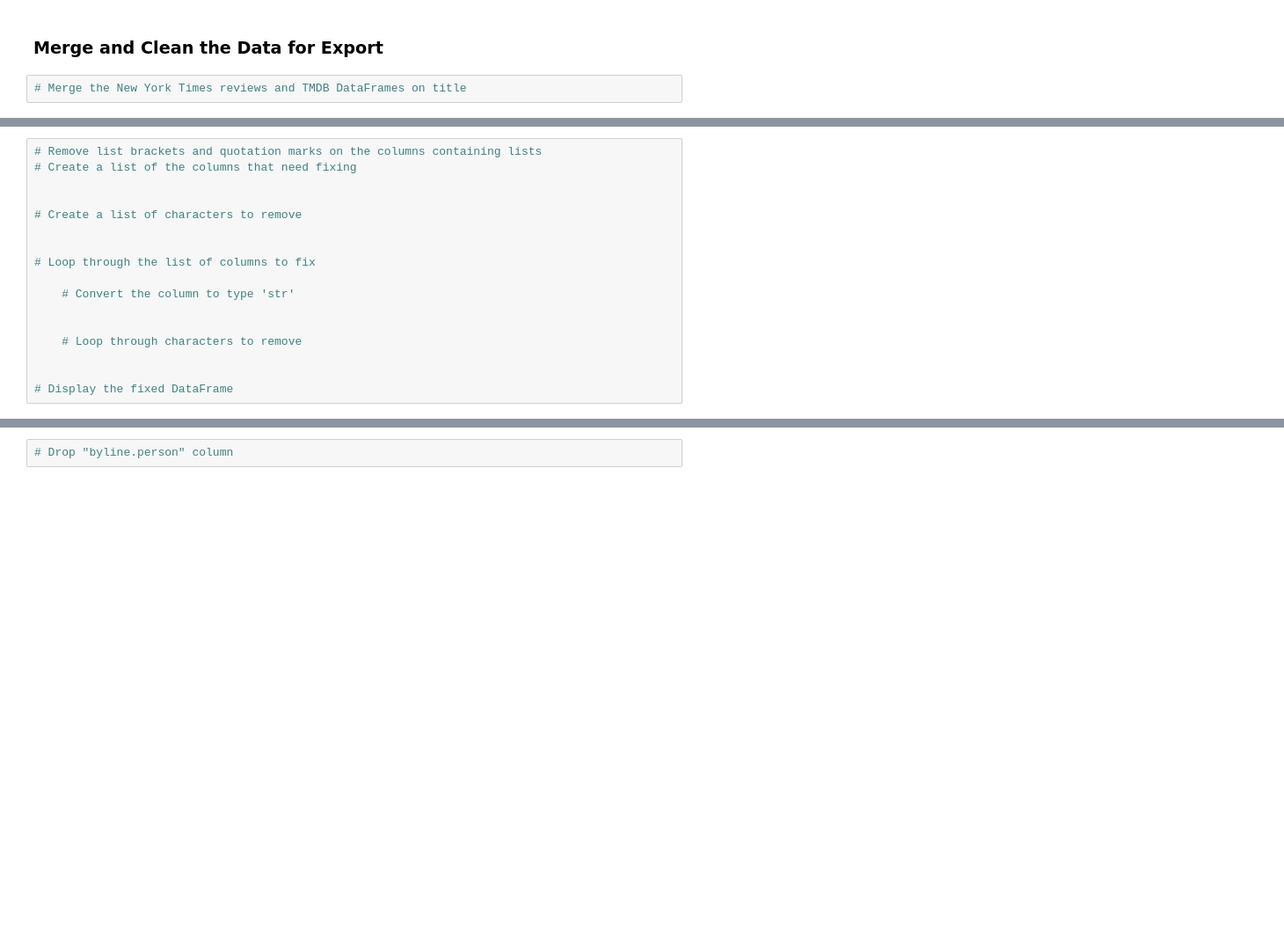
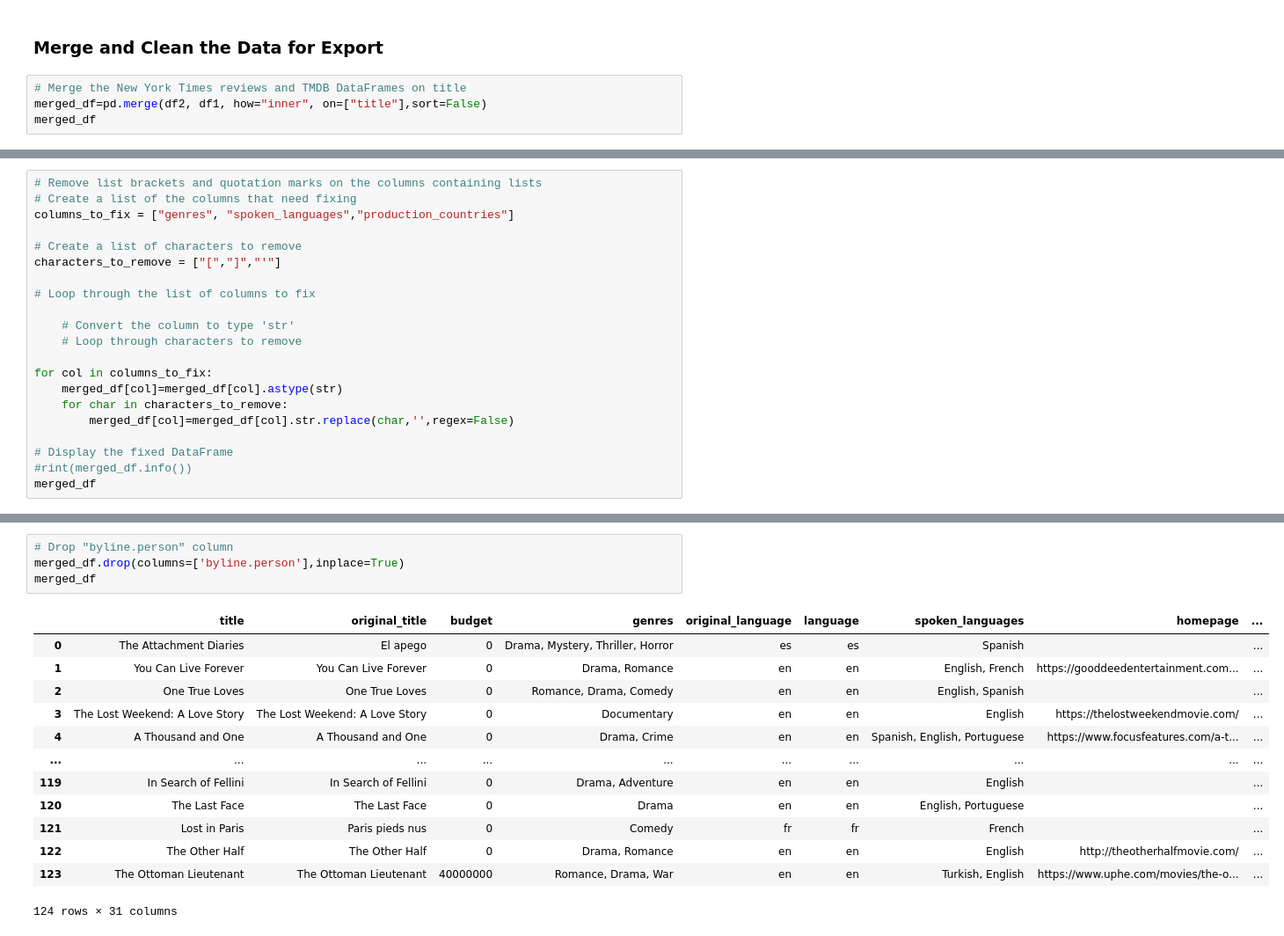
Before and after one commit to dsgautam/data-sourcing-challenge, a Jupyter notebook: retrieve_movie_data.ipynb, the cells around one changed output, grey strips where cells are left out. Shown at 88% size. Drawn from its saved outputs; the diff is of its cells as text; blank space fills up the shorter version.

```diff
--- a/retrieve_movie_data.ipynb
+++ b/retrieve_movie_data.ipynb
@@ -308,4 +455,6 @@ Kedi,’ Rekindling a ‘Love of Life not found.
 ### Merge and Clean the Data for Export
 # %%
 # Merge the New York Times reviews and TMDB DataFrames on title
+merged_df=pd.merge(df2, df1, how="inner", on=["title"],sort=False)
+merged_df
 # %% [output]
@@ -325,18 +495,22 @@ Kedi,’ Rekindling a ‘Love of Life not found.
 # %%
 # Remove list brackets and quotation marks on the columns containing lists
 # Create a list of the columns that need fixing
-
+columns_to_fix = ["genres", "spoken_languages","production_countries"]
 
 # Create a list of characters to remove
-
+characters_to_remove = ["[","]","'"]
 
 # Loop through the list of columns to fix
 
     # Convert the column to type 'str'
-
-
     # Loop through characters to remove
 
+for col in columns_to_fix:
+    merged_df[col]=merged_df[col].astype(str)
+    for char in characters_to_remove:
+        merged_df[col]=merged_df[col].str.replace(char,'',regex=False)
 
 # Display the fixed DataFrame
+#rint(merged_df.info())
+merged_df
 # %% [output]
@@ -350,4 +547,20 @@ Kedi,’ Rekindling a ‘Love of Life not found.
 # %%
 # Drop "byline.person" column
+merged_df.drop(columns=['byline.person'],inplace=True)
+merged_df
+# %% [output]
+|  | title | original_title | budget | genres | original_language | language | spoken_languages | homepage | ... |
+| 0 | The Attachment Diaries | El apego | 0 | Drama, Mystery, Thriller, Horror | es | es | Spanish |  | ... |
+| 1 | You Can Live Forever | You Can Live Forever | 0 | Drama, Romance | en | en | English, French | https://gooddeedentertainment.com... | ... |
+| 2 | One True Loves | One True Loves | 0 | Romance, Drama, Comedy | en | en | English, Spanish |  | ... |
+| 3 | The Lost Weekend: A Love Story | The Lost Weekend: A Love Story | 0 | Documentary | en | en | English | https://thelostweekendmovie.com/ | ... |
+| 4 | A Thousand and One | A Thousand and One | 0 | Drama, Crime | en | en | Spanish, English, Portuguese | https://www.focusfeatures.com/a-t... | ... |
+| ... | ... | ... | ... | ... | ... | ... | ... | ... | ... |
+| 119 | In Search of Fellini | In Search of Fellini | 0 | Drama, Adventure | en | en | English |  | ... |
+| 120 | The Last Face | The Last Face | 0 | Drama | en | en | English, Portuguese |  | ... |
+| 121 | Lost in Paris | Paris pieds nus | 0 | Comedy | fr | fr | French |  | ... |
+| 122 | The Other Half | The Other Half | 0 | Drama, Romance | en | en | English | http://theotherhalfmovie.com/ | ... |
+| 123 | The Ottoman Lieutenant | The Ottoman Lieutenant | 40000000 | Romance, Drama, War | en | en | Turkish, English | https://www.uphe.com/movies/the-o... | ... |
+124 rows × 31 columns
 # %%
 # Delete duplicate rows and reset index
```
Also changed, not shown: parts of 31 cells of this notebook, 1 other file.
